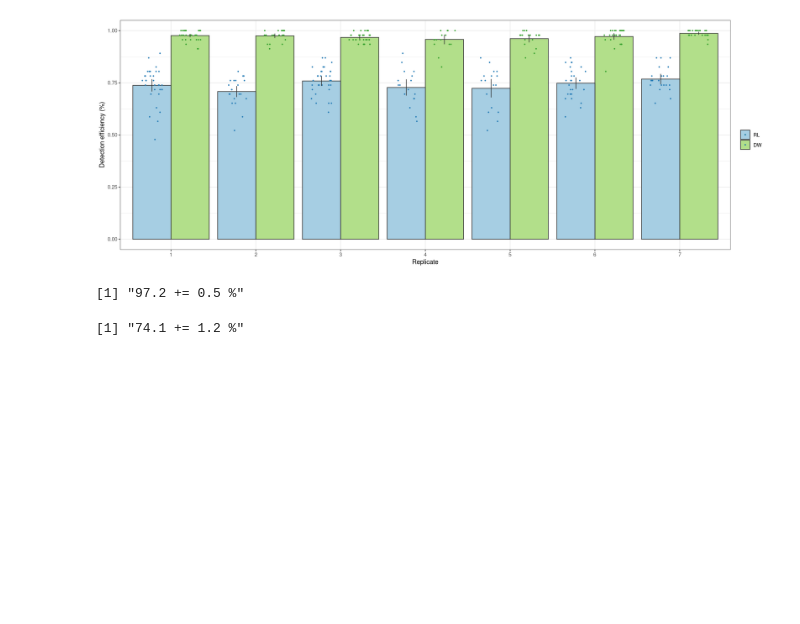
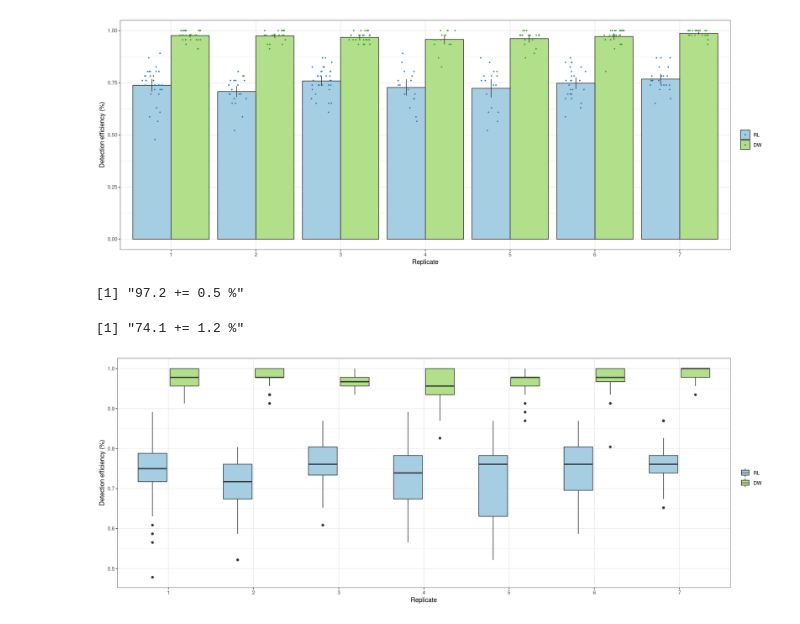
Before and after one commit to ggirelli/deconwolf-oligofisseq, a Jupyter notebook: manuscript/panel_5d.ipynb, the cells around one changed output. Saved outputs shown, nothing was run; the diff lists cells and outputs as text; code cells hidden in the pictures; blank space fills up the shorter version.

Commit message:
feat: renamed 5d to 5c, added 5d_v2 as boxplot

```diff
--- a/manuscript/panel_5c.ipynb
+++ b/manuscript/panel_5d.ipynb
@@ -65,3 +65,12 @@ sprintf("%.1f += %.1f %%", bs$t0*100, diff(unlist(ci$percent)[4:5])/2*100)
 # %% [output]
 [1] "97.2 += 0.5 %"
 [1] "74.1 += 1.2 %"
+# %%
+p = ggplot(pdata, aes(x=factor(category), y=detected, fill=Deconvolution)) + geom_boxplot() +
+    theme_bw() + scale_x_discrete(labels=1:7) + scale_fill_manual("", values=palette[c(1,3)]) +
+    labs(x="Replicate", y="Detection efficiency (%)")
+print(p)
+save_and_plot(p, "panels/fig_5d_v2", width=12, height=6, formats=c("png", "jpg", "pdf"))
+saveRDS(p, "panels/fig_5d_v2.rds")
+# %% [output]
+[figure, added]
```
Also changed, not shown: parts of 1 cell of this notebook, 9 other files.
